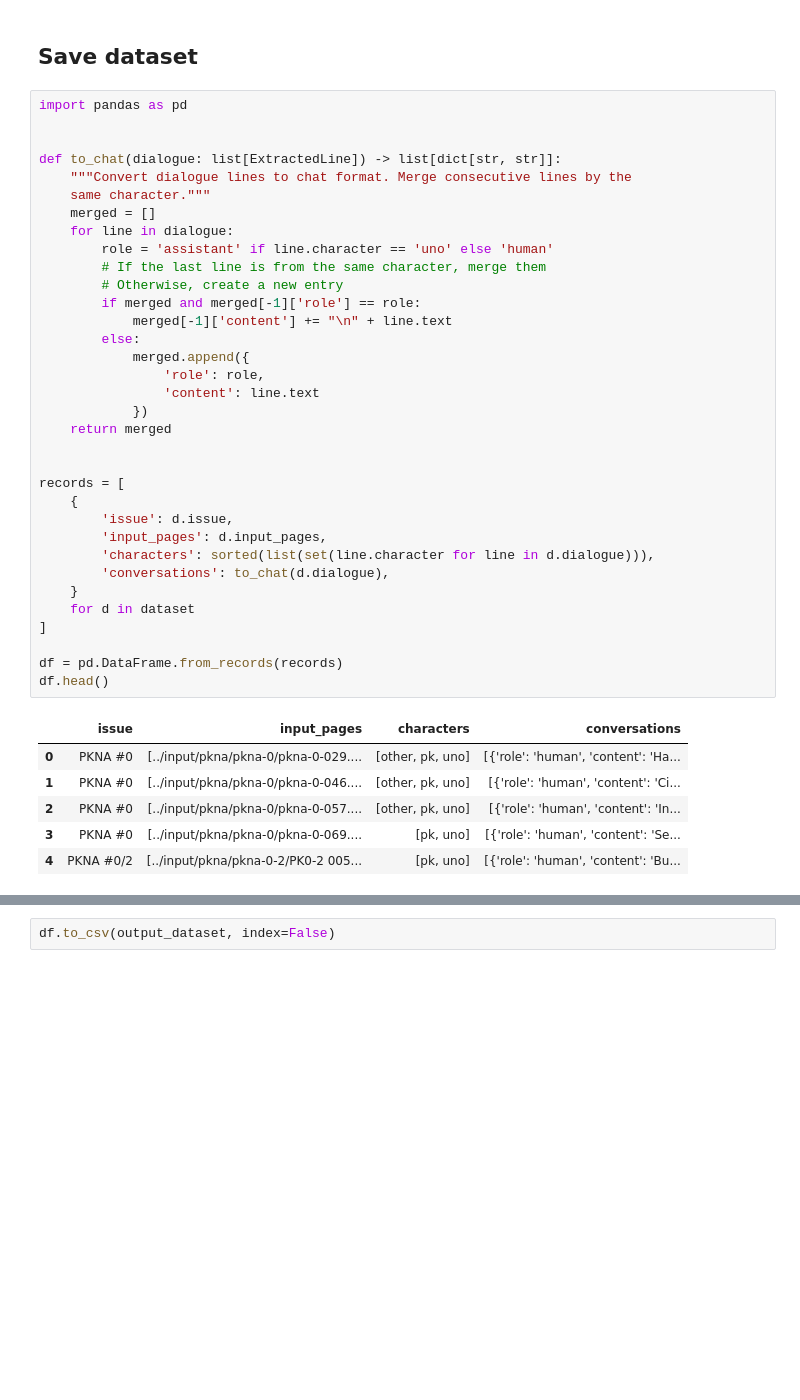
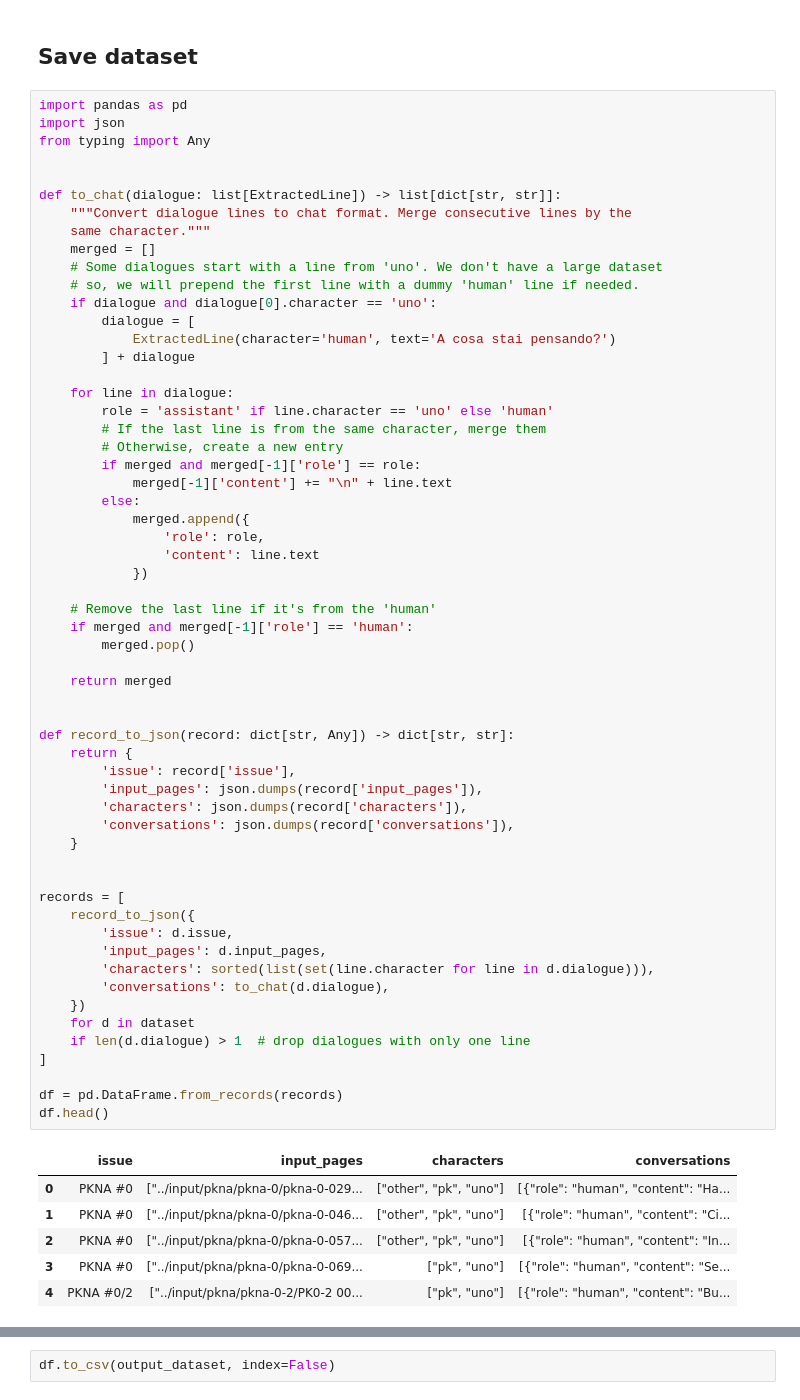
Before and after one commit to mbrt/pkna-uno, a Jupyter notebook: dspy-dataset.ipynb, the cells around one changed output, grey strips where cells are left out. Drawn from its saved outputs; the diff is of its cells as text; blank space fills up the shorter version.

Commit message:
Extract extras

```diff
--- a/dspy-dataset.ipynb
+++ b/dspy-dataset.ipynb
@@ -244,45 +244,69 @@ DatasetDialogue(issue='PKNA #0', input_pages=['../input/pkna/pkna-0/pkna-0-029.j
 ## Save dataset
 # %%
 import pandas as pd
+import json
+from typing import Any
 
 
 def to_chat(dialogue: list[ExtractedLine]) -> list[dict[str, str]]:
     """Convert dialogue lines to chat format. Merge consecutive lines by the
     same character."""
     merged = []
+    # Some dialogues start with a line from 'uno'. We don't have a large dataset
+    # so, we will prepend the first line with a dummy 'human' line if needed.
+    if dialogue and dialogue[0].character == 'uno':
+        dialogue = [
+            ExtractedLine(character='human', text='A cosa stai pensando?')
+        ] + dialogue
+
     for line in dialogue:
         role = 'assistant' if line.character == 'uno' else 'human'
         # If the last line is from the same character, merge them
         # Otherwise, create a new entry
         if merged and merged[-1]['role'] == role:
             merged[-1]['content'] += "\n" + line.text
         else:
             merged.append({
                 'role': role,
                 'content': line.text
             })
+
+    # Remove the last line if it's from the 'human'
+    if merged and merged[-1]['role'] == 'human':
+        merged.pop()
+
     return merged
 
 
+def record_to_json(record: dict[str, Any]) -> dict[str, str]:
+    return {
+        'issue': record['issue'],
+        'input_pages': json.dumps(record['input_pages']),
+        'characters': json.dumps(record['characters']),
+        'conversations': json.dumps(record['conversations']),
+    }
+
+
 records = [
-    {
+    record_to_json({
         'issue': d.issue,
         'input_pages': d.input_pages,
         'characters': sorted(list(set(line.character for line in d.dialogue))),
         'conversations': to_chat(d.dialogue),
-    }
+    })
     for d in dataset
+    if len(d.dialogue) > 1  # drop dialogues with only one line
 ]
 
 df = pd.DataFrame.from_records(records)
 df.head()
 # %% [output]
 |  | issue | input_pages | characters | conversations |
-| 0 | PKNA #0 | [../input/pkna/pkna-0/pkna-0-029.... | [other, pk, uno] | [{'role': 'human', 'content': 'Ha... |
-| 1 | PKNA #0 | [../input/pkna/pkna-0/pkna-0-046.... | [other, pk, uno] | [{'role': 'human', 'content': 'Ci... |
-| 2 | PKNA #0 | [../input/pkna/pkna-0/pkna-0-057.... | [other, pk, uno] | [{'role': 'human', 'content': 'In... |
-| 3 | PKNA #0 | [../input/pkna/pkna-0/pkna-0-069.... | [pk, uno] | [{'role': 'human', 'content': 'Se... |
-| 4 | PKNA #0/2 | [../input/pkna/pkna-0-2/PK0-2 005... | [pk, uno] | [{'role': 'human', 'content': 'Bu... |
+| 0 | PKNA #0 | ["../input/pkna/pkna-0/pkna-0-029... | ["other", "pk", "uno"] | [{"role": "human", "content": "Ha... |
+| 1 | PKNA #0 | ["../input/pkna/pkna-0/pkna-0-046... | ["other", "pk", "uno"] | [{"role": "human", "content": "Ci... |
+| 2 | PKNA #0 | ["../input/pkna/pkna-0/pkna-0-057... | ["other", "pk", "uno"] | [{"role": "human", "content": "In... |
+| 3 | PKNA #0 | ["../input/pkna/pkna-0/pkna-0-069... | ["pk", "uno"] | [{"role": "human", "content": "Se... |
+| 4 | PKNA #0/2 | ["../input/pkna/pkna-0-2/PK0-2 00... | ["pk", "uno"] | [{"role": "human", "content": "Bu... |
 # %%
 len(df)
 # %% [output]
```
Also changed, not shown: parts of 1 cell of this notebook, 3 other files.
